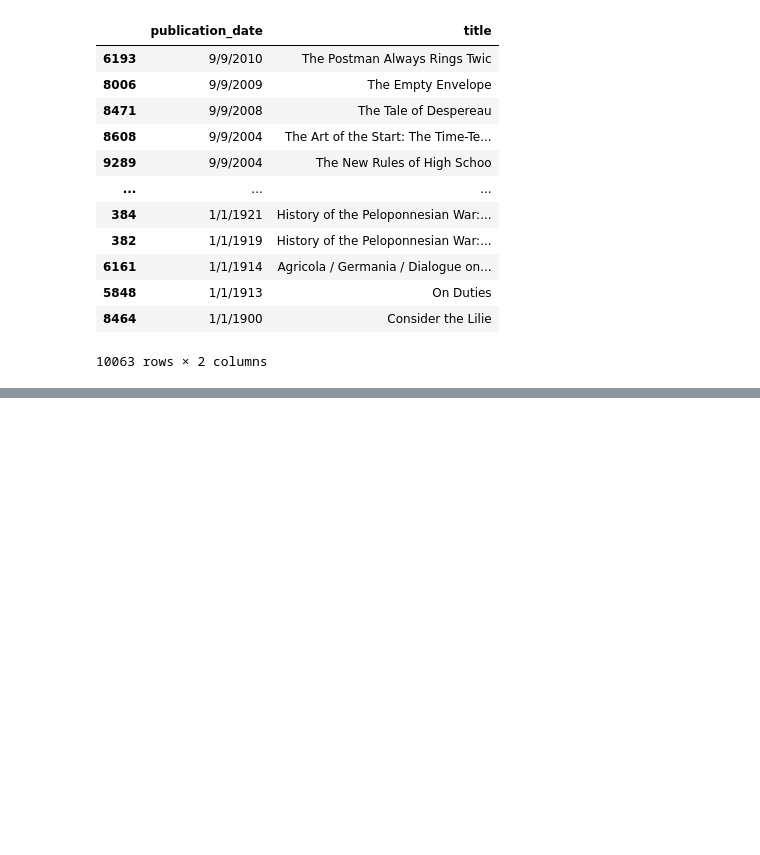
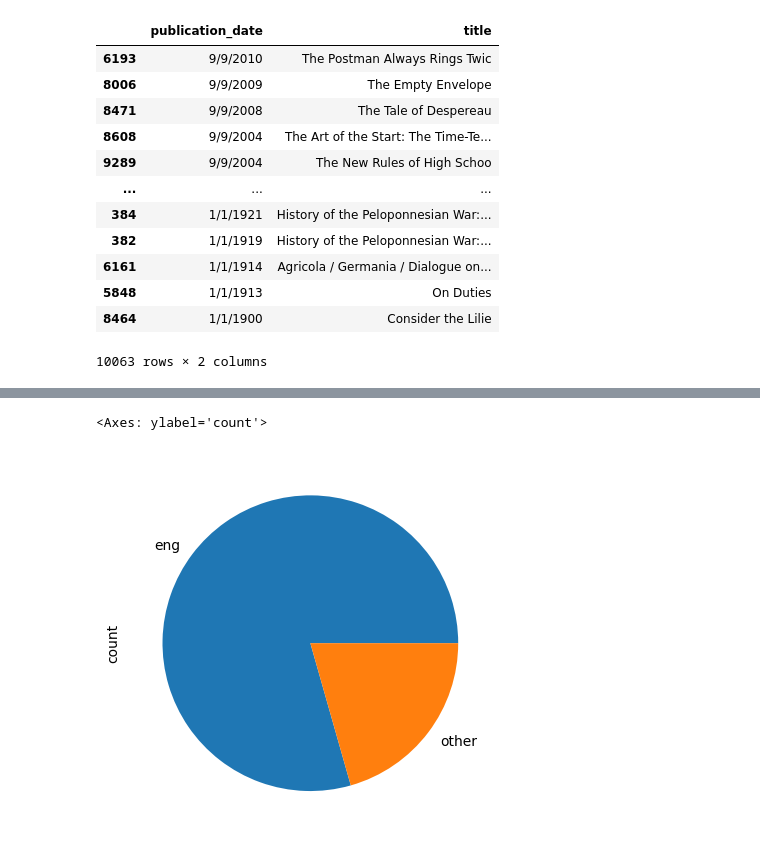
Before and after one commit to AlexGorel/IDE_NEW, a Jupyter notebook: Домашнее задание. Этап 1/HW220924.ipynb, the cells around one changed output, grey strips where cells are left out. Cells and saved outputs as stored; diff of their text form; code cells hidden in the pictures; blank space fills up the shorter version.

```diff
--- a/Домашнее задание. Этап 1/HW220924.ipynb
+++ b/Домашнее задание. Этап 1/HW220924.ipynb
@@ -284,0 +636,7 @@ df[['publisher','average_rating']].sort_values(['average_rating'],ascending = Fa
+# %%
+filter = df[df["pages_category"] == "от 500 до 1000 стр."]
+# %%
+filter["language_code"].value_counts().plot(kind = 'pie')
+# %% [output]
+<Axes: ylabel='count'>
+[figure, added]
```
Also changed, not shown: parts of 45 cells of this notebook, 6 other files.
